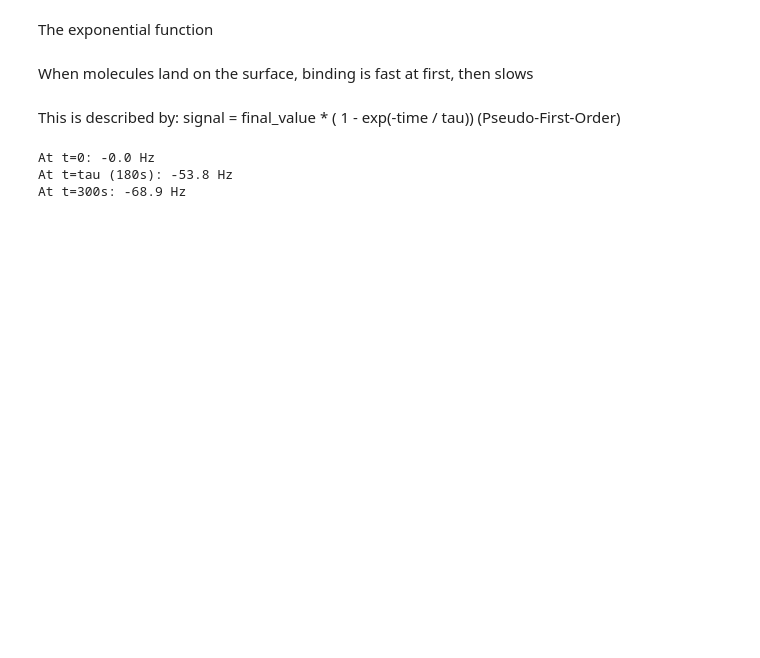
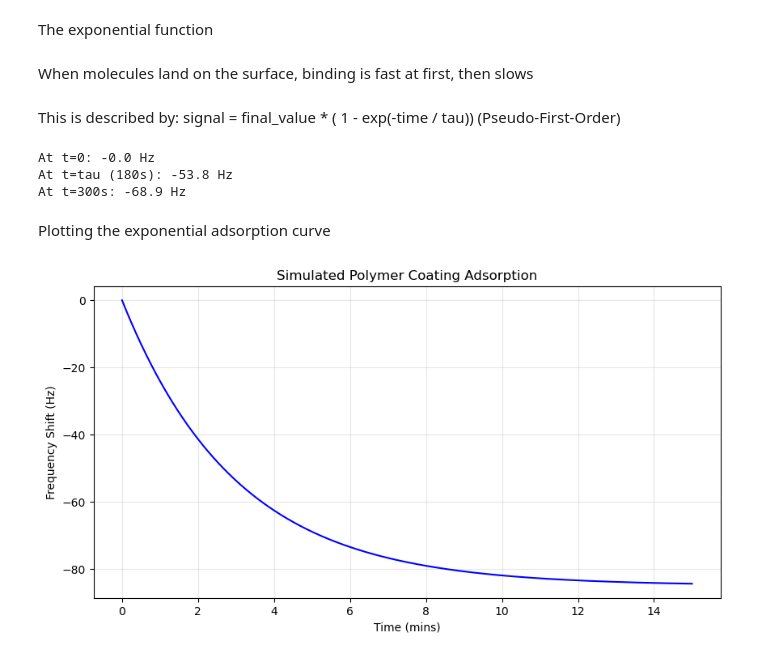
Before and after one commit to Sahana-Channappa/qcm-polymer-coating-analysis, a Jupyter notebook: learning_notebook.ipynb, the cells around one changed output. Drawn from its saved outputs; the diff is of its cells as text; code cells hidden in the pictures; blank space fills up the shorter version.

Commit message:
Added exponential adsorption curve

```diff
--- a/learning_notebook.ipynb
+++ b/learning_notebook.ipynb
@@ -92,3 +92,22 @@ print(f"At t=300s: {adsorption[-1]:.1f} Hz")
 At t=0: -0.0 Hz
 At t=tau (180s): -53.8 Hz
 At t=300s: -68.9 Hz
+# %% [markdown]
+Plotting the exponential adsorption curve
+# %%
+import matplotlib.pyplot as plt
+
+time = np.linspace(0, 900, 900) # 900s is 15 mins
+tau = 180
+adsorption = -85 * (1 - np.exp(-time/tau))
+
+#plot
+plt.figure(figsize=(10,5))
+plt.plot(time/60, adsorption, color='blue')
+plt.xlabel('Time (mins)')
+plt.ylabel('Frequency Shift (Hz)')
+plt.title('Simulated Polymer Coating Adsorption')
+plt.grid(True, alpha = 0.3)
+plt.show()
+# %% [output]
+[figure, added]
```
Also changed, not shown: parts of 1 cell of this notebook.
